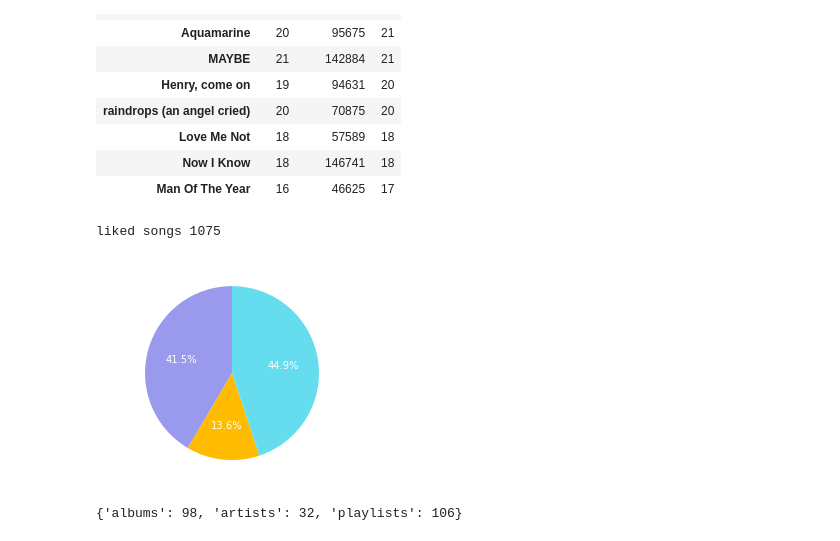
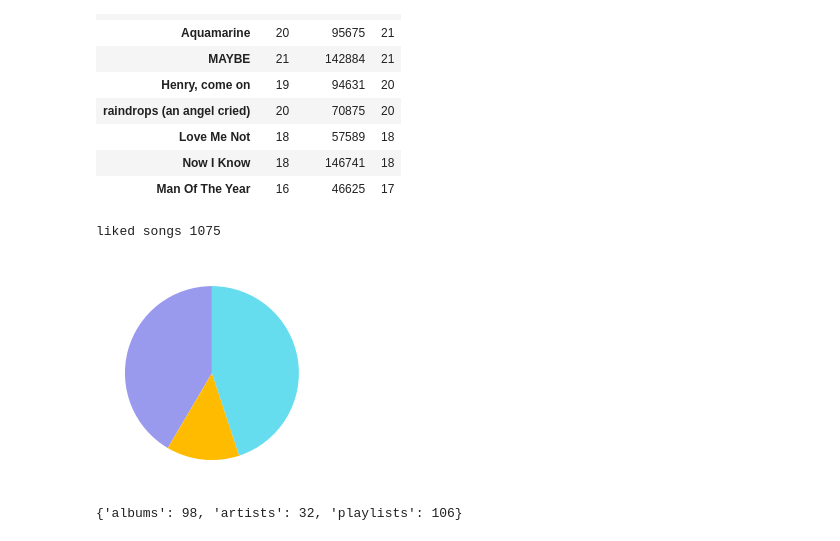
Before and after one commit to zakwht/spotify, a Jupyter notebook: more.ipynb, the cells around one changed output. Drawn from its saved outputs; the diff is of its cells as text; code cells hidden in the pictures.

```diff
--- a/more.ipynb
+++ b/more.ipynb
@@ -158,34 +158,33 @@ skips.loc[YEAR].pivot_table(
 # %%
 library = {}
 with open('json/YourLibrary.json', 'r') as f:
   library = json.load(f)
 
 playlists = []
 with open('json/Playlist1.json', 'r') as file:
   playlists = json.load(file)["playlists"]
 
 print('liked songs', len(library['tracks']))
 
 library = {
   "albums": len(library['albums']),
   "artists": len(library['artists']),
   "playlists": len(playlists)
 }
 
 plt.pie(library.values(),
-        # labels=tas.index,
         colors=['#99e', "#fb0", "#6de"],
         startangle=90, counterclock=True,
-        labels=library.keys(),
+        # labels=library.keys(),
         # labeldistance=0.5,
-        autopct='%1.1f%%',
-        textprops={'color': 'white'}
+        # autopct='%1.1f%%',
+        # textprops={'color': 'white'}
         )
 show('library_pie')
 plt.show()
 
 library
 # %% [output]
 liked songs 1075
-[figure, old version]
+[figure, new version]
 {'albums': 98, 'artists': 32, 'playlists': 106}
```
Also changed, not shown: 10 other files.
